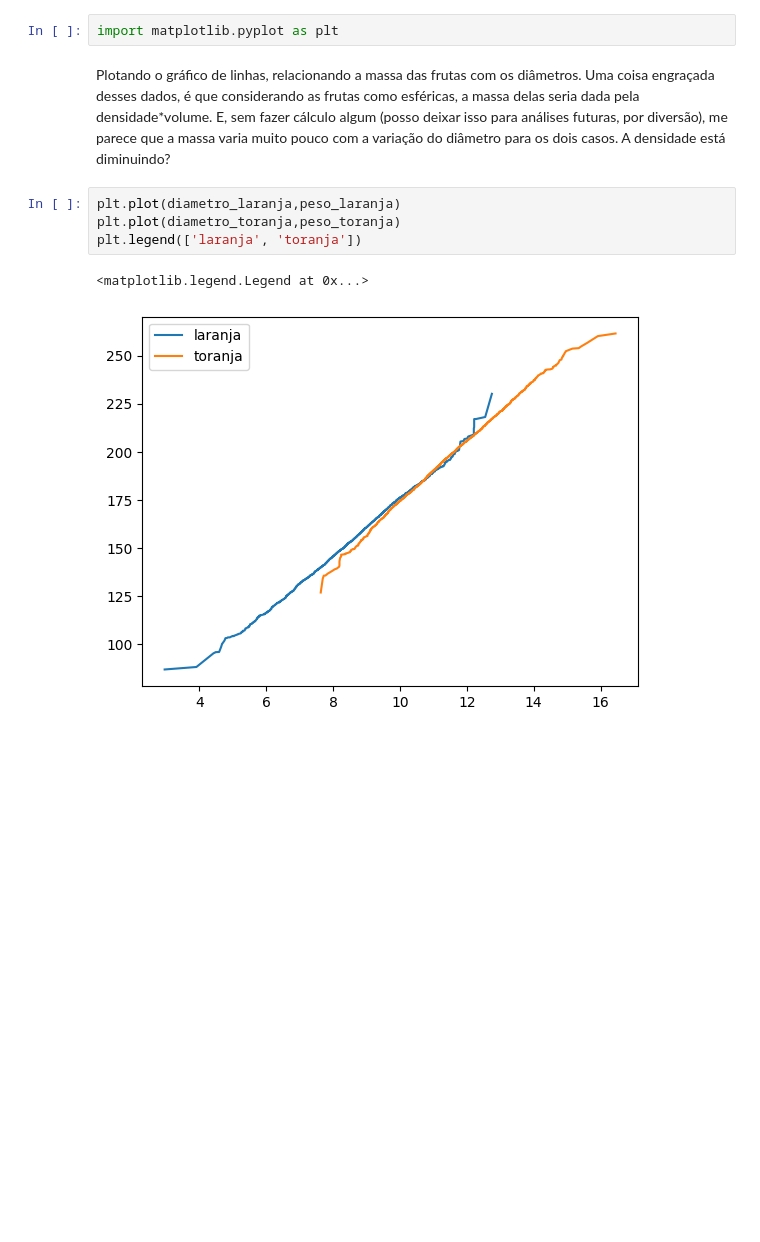
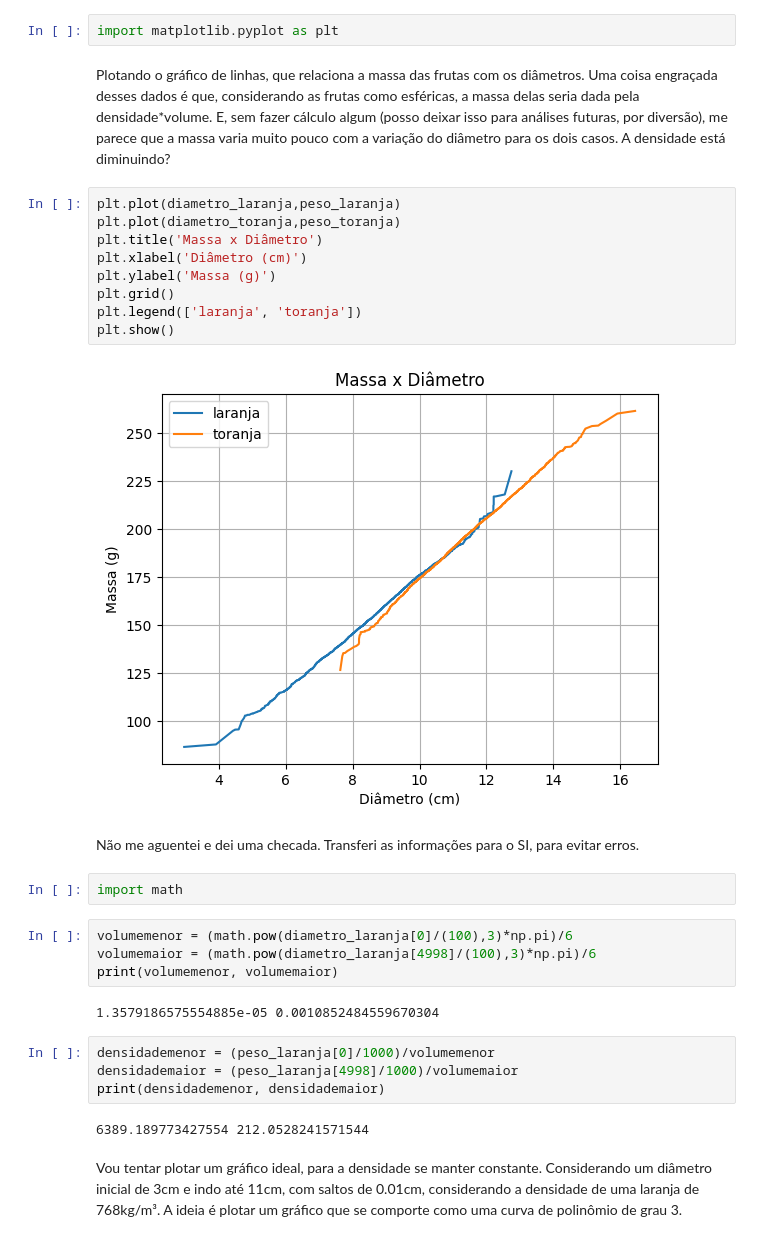
Before and after one commit to semogela/python-licoes, a Jupyter notebook: Exercícios_NumPy.ipynb, the cells around one changed output. Cells and saved outputs as stored; diff of their text form; blank space fills up the shorter version.

```diff
--- a/Exercícios_NumPy.ipynb
+++ b/Exercícios_NumPy.ipynb
@@ -28,11 +28,33 @@ Importando a biblioteca matplotlib.pyplot.
 # %%
 import matplotlib.pyplot as plt
 # %% [markdown]
-Plotando o gráfico de linhas, relacionando a massa das frutas com os diâmetros. Uma coisa engraçada desses dados, é que considerando as frutas como esféricas, a massa delas seria dada pela densidade*volume. E, sem fazer cálculo algum (posso deixar isso para análises futuras, por diversão), me parece que a massa varia muito pouco com a variação do diâmetro para os dois casos. A densidade está diminuindo?
+Plotando o gráfico de linhas, que relaciona a massa das frutas com os diâmetros. Uma coisa engraçada desses dados é que, considerando as frutas como esféricas, a massa delas seria dada pela densidade*volume. E, sem fazer cálculo algum (posso deixar isso para análises futuras, por diversão), me parece que a massa varia muito pouco com a variação do diâmetro para os dois casos. A densidade está diminuindo?
 # %%
 plt.plot(diametro_laranja,peso_laranja)
 plt.plot(diametro_toranja,peso_toranja)
+plt.title('Massa x Diâmetro')
+plt.xlabel('Diâmetro (cm)')
+plt.ylabel('Massa (g)')
+plt.grid()
 plt.legend(['laranja', 'toranja'])
+plt.show()
 # %% [output]
-<matplotlib.legend.Legend at 0x...>
-[figure, old version]
+[figure, new version]
+# %% [markdown]
+Não me aguentei e dei uma checada. Transferi as informações para o SI, para evitar erros.
+# %%
+import math
+# %%
+volumemenor = (math.pow(diametro_laranja[0]/(100),3)*np.pi)/6
+volumemaior = (math.pow(diametro_laranja[4998]/(100),3)*np.pi)/6
+print(volumemenor, volumemaior)
+# %% [output]
+1.3579186575554885e-05 0.0010852484559670304
+# %%
+densidademenor = (peso_laranja[0]/1000)/volumemenor
+densidademaior = (peso_laranja[4998]/1000)/volumemaior
+print(densidademenor, densidademaior)
+# %% [output]
+6389.189773427554 212.0528241571544
+# %% [markdown]
+Vou tentar plotar um gráfico ideal, para a densidade se manter constante. Considerando um diâmetro inicial de 3cm e indo até 11cm, com saltos de 0.01cm, considerando a densidade de uma laranja de 768kg/m³. A ideia é plotar um gráfico que se comporte como uma curva de polinômio de grau 3.
```
Also changed, not shown: parts of 3 cells of this notebook.
